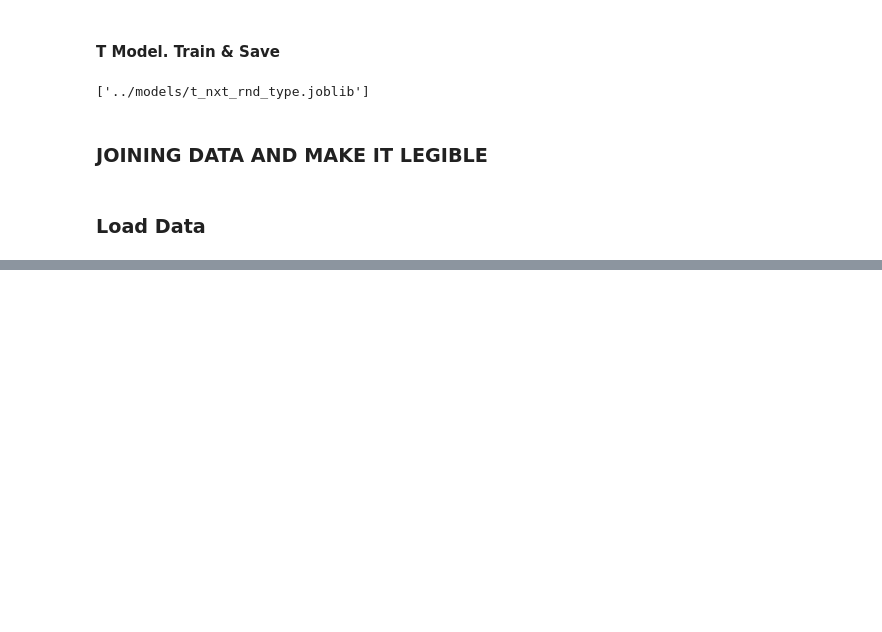
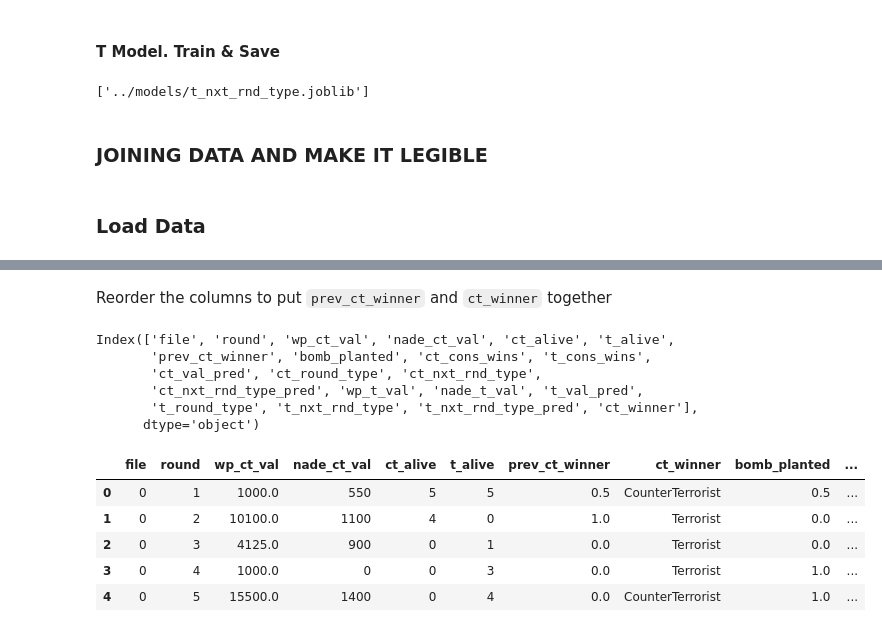
Before and after one commit to Laserdan/ih_datamadpt0420_project_final_project, a Jupyter notebook: notebooks/4_3_ml_clas_nxt_rnd_val.ipynb, the cells around one changed output, grey strips where cells are left out. Saved outputs shown, nothing was run; the diff lists cells and outputs as text; code cells hidden in the pictures; blank space fills up the shorter version.

```diff
--- a/notebooks/4_3_ml_clas_nxt_rnd_val.ipynb
+++ b/notebooks/4_3_ml_clas_nxt_rnd_val.ipynb
@@ -221,0 +327,8 @@ ct_df = pd.read_csv('../data/results/ct_predicted_nxt_rnd.csv')
+# %%
+winner_list = []
+
+for file in files_complete:
+    meta_file = meta_df_flt[meta_df_flt['file'] == file]
+    winner_list.append(meta_file['winner_side'].to_list())
+# %%
+winner_list = [item for sublist in winner_list for item in sublist] # Flat the list
@@ -221,0 +337,11 @@ ct_df = pd.read_csv('../data/results/ct_predicted_nxt_rnd.csv')
+# %% [markdown]
+Reorder the columns to put <code>prev_ct_winner</code> and <code>ct_winner</code> together
+# %%
+df.columns
+# %% [output]
+Index(['file', 'round', 'wp_ct_val', 'nade_ct_val', 'ct_alive', 't_alive',
+       'prev_ct_winner', 'bomb_planted', 'ct_cons_wins', 't_cons_wins',
+       'ct_val_pred', 'ct_round_type', 'ct_nxt_rnd_type',
+       'ct_nxt_rnd_type_pred', 'wp_t_val', 'nade_t_val', 't_val_pred',
+       't_round_type', 't_nxt_rnd_type', 't_nxt_rnd_type_pred', 'ct_winner'],
+      dtype='object')
@@ -221,0 +354,9 @@ ct_df = pd.read_csv('../data/results/ct_predicted_nxt_rnd.csv')
+# %%
+df.head()
+# %% [output]
+|  | file | round | wp_ct_val | nade_ct_val | ct_alive | t_alive | prev_ct_winner | ct_winner | bomb_planted | ... |
+| 0 | 0 | 1 | 1000.0 | 550 | 5 | 5 | 0.5 | CounterTerrorist | 0.5 | ... |
+| 1 | 0 | 2 | 10100.0 | 1100 | 4 | 0 | 1.0 | Terrorist | 0.0 | ... |
+| 2 | 0 | 3 | 4125.0 | 900 | 0 | 1 | 0.0 | Terrorist | 0.0 | ... |
+| 3 | 0 | 4 | 1000.0 | 0 | 0 | 3 | 0.0 | Terrorist | 1.0 | ... |
+| 4 | 0 | 5 | 15500.0 | 1400 | 0 | 4 | 0.0 | CounterTerrorist | 1.0 | ... |
```
Also changed, not shown: parts of 24 cells of this notebook, 2 other files.
